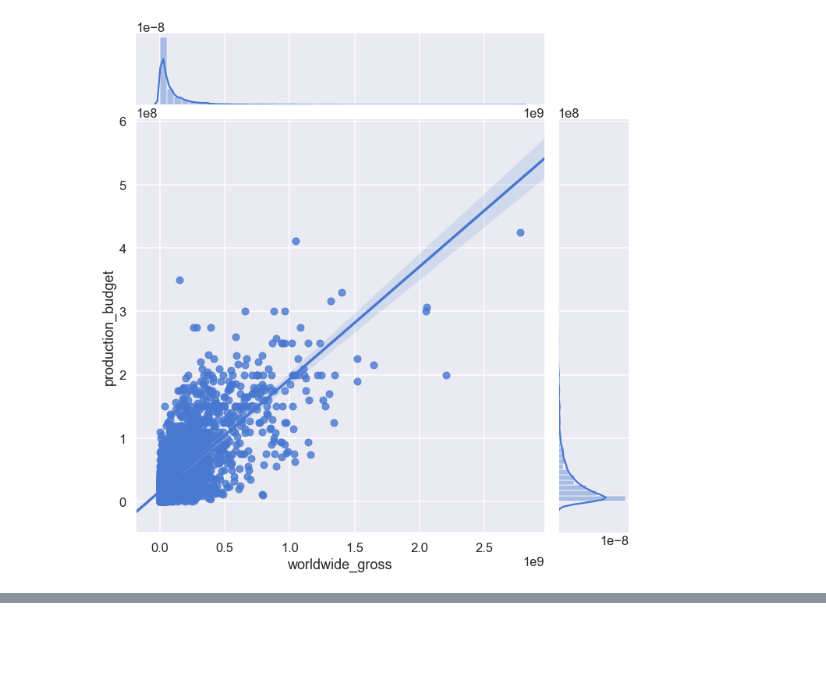
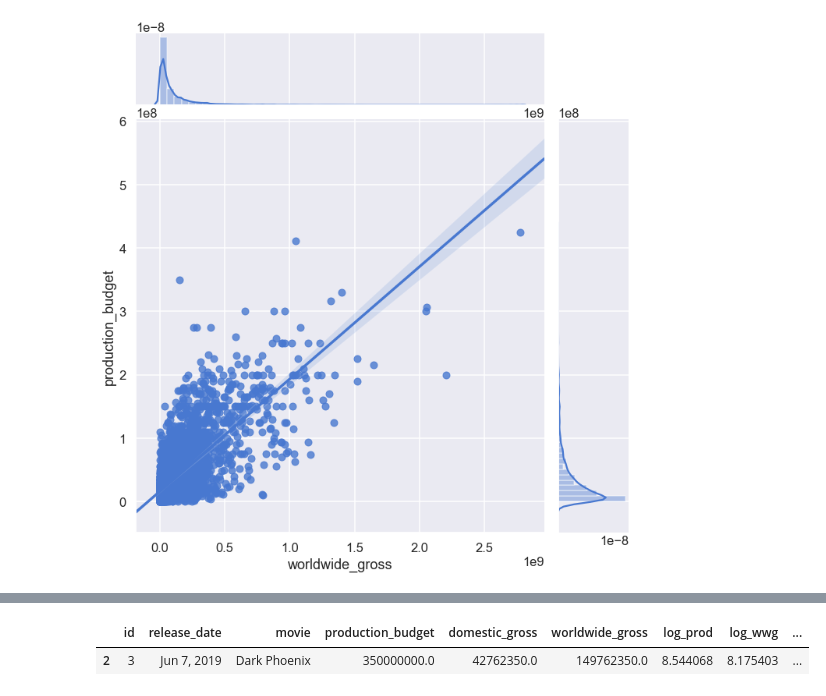
Before and after one commit to aschams/FlatironProject1, a Jupyter notebook: ASchams_notebook.ipynb, the cells around one changed output, grey strips where cells are left out. Cells and saved outputs as stored; diff of their text form; code cells hidden in the pictures; blank space fills up the shorter version.

```diff
--- a/ASchams_notebook.ipynb
+++ b/ASchams_notebook.ipynb
@@ -490,0 +509,5 @@ h.set_axis_labels("Production Budget", "Gross Profit")
+# %%
+tn2[tn2.gross_profit == min(tn2.gross_profit)]
+# %% [output]
+|  | id | release_date | movie | production_budget | domestic_gross | worldwide_gross | log_prod | log_wwg | ... |
+| 2 | 3 | Jun 7, 2019 | Dark Phoenix | 350000000.0 | 42762350.0 | 149762350.0 | 8.544068 | 8.175403 | ... |
```
Also changed, not shown: parts of 8 cells of this notebook, 1 other file.
